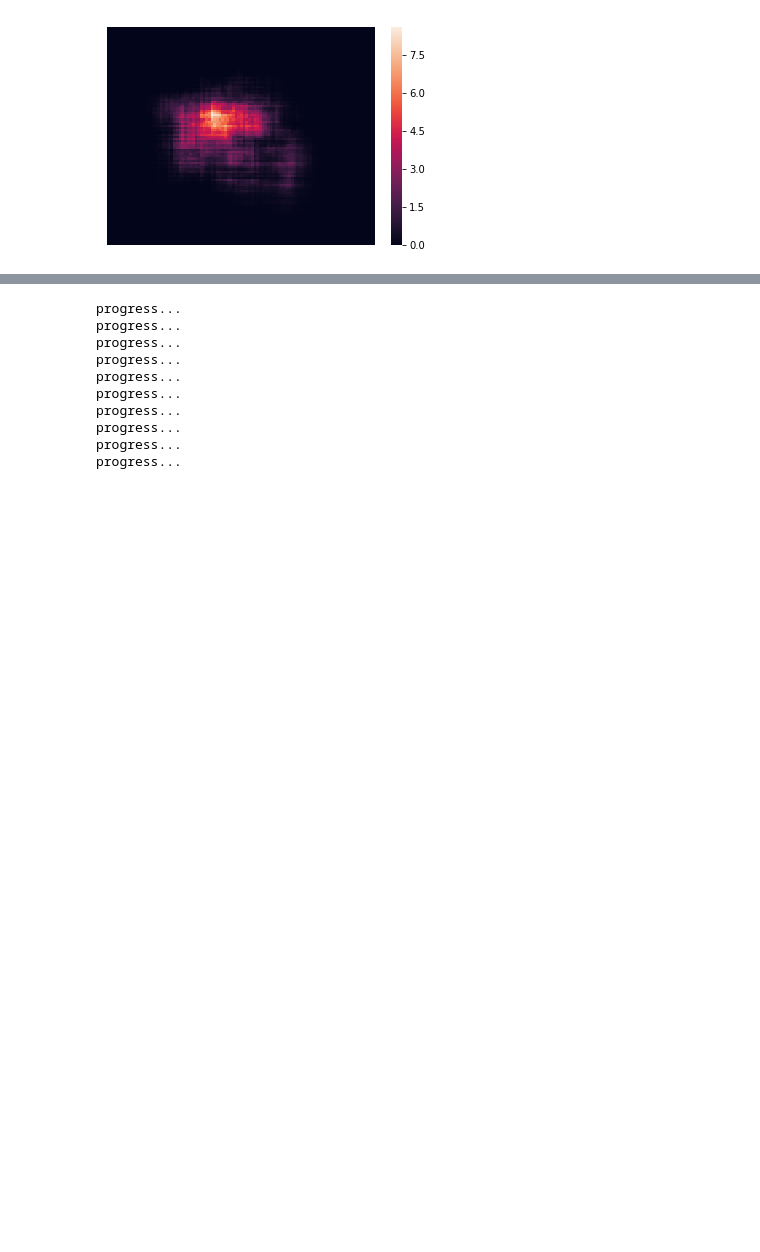
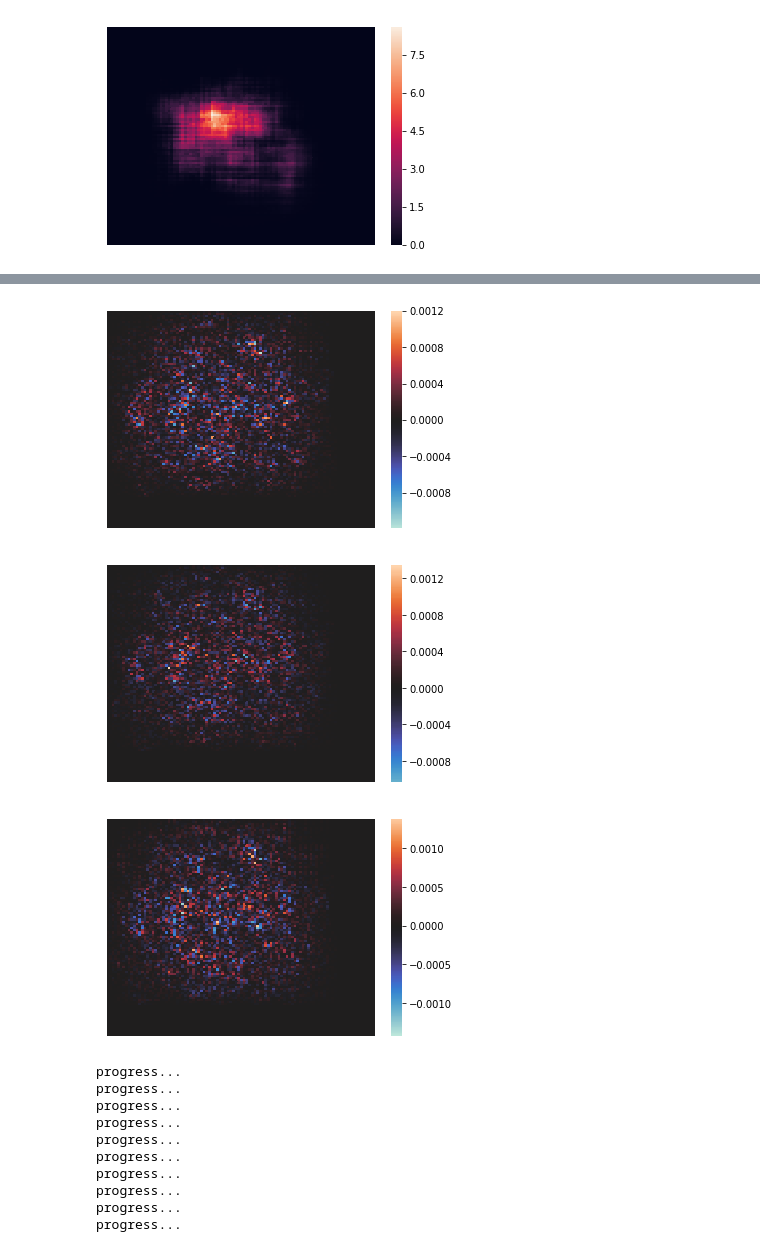
Before and after one commit to MDolinski/DeepLearning, a Jupyter notebook: assignment1/src/Test.ipynb, the cells around one changed output, grey strips where cells are left out. Drawn from its saved outputs; the diff is of its cells as text; code cells hidden in the pictures; blank space fills up the shorter version.

```diff
--- a/assignment1/src/Test.ipynb
+++ b/assignment1/src/Test.ipynb
@@ -584,3 +609,15 @@ done 75.00 procent
+# %%
+for i in range(3):
+    sliced_img = img.grad[i,:,:].numpy()
+    sns.heatmap(sliced_img,
+                center=0,
+                xticklabels=False,
+                yticklabels=False)
+    plt.show()
+# %% [output]
+[figure, added]
+[figure, added]
+[figure, added]
 # %%
 count = 0
 window_size = 10
```
Also changed, not shown: parts of 3 cells of this notebook.
